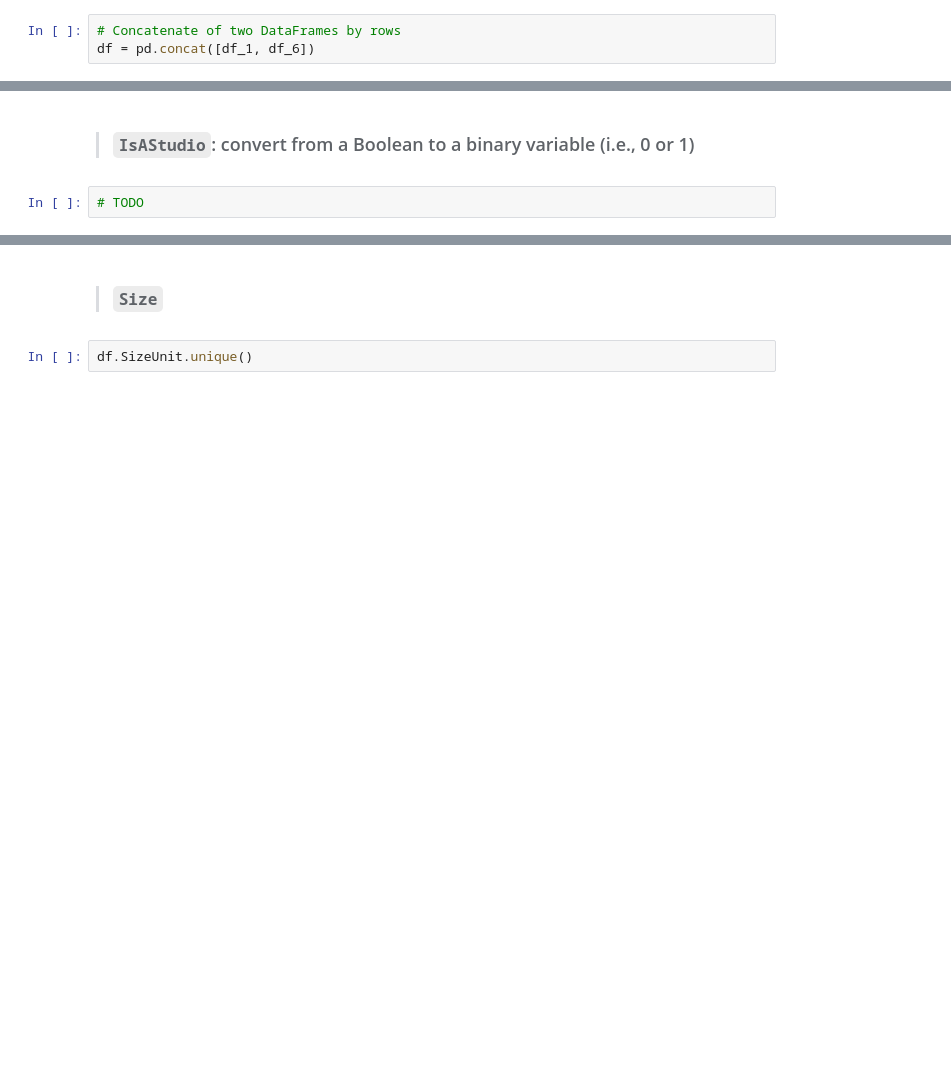
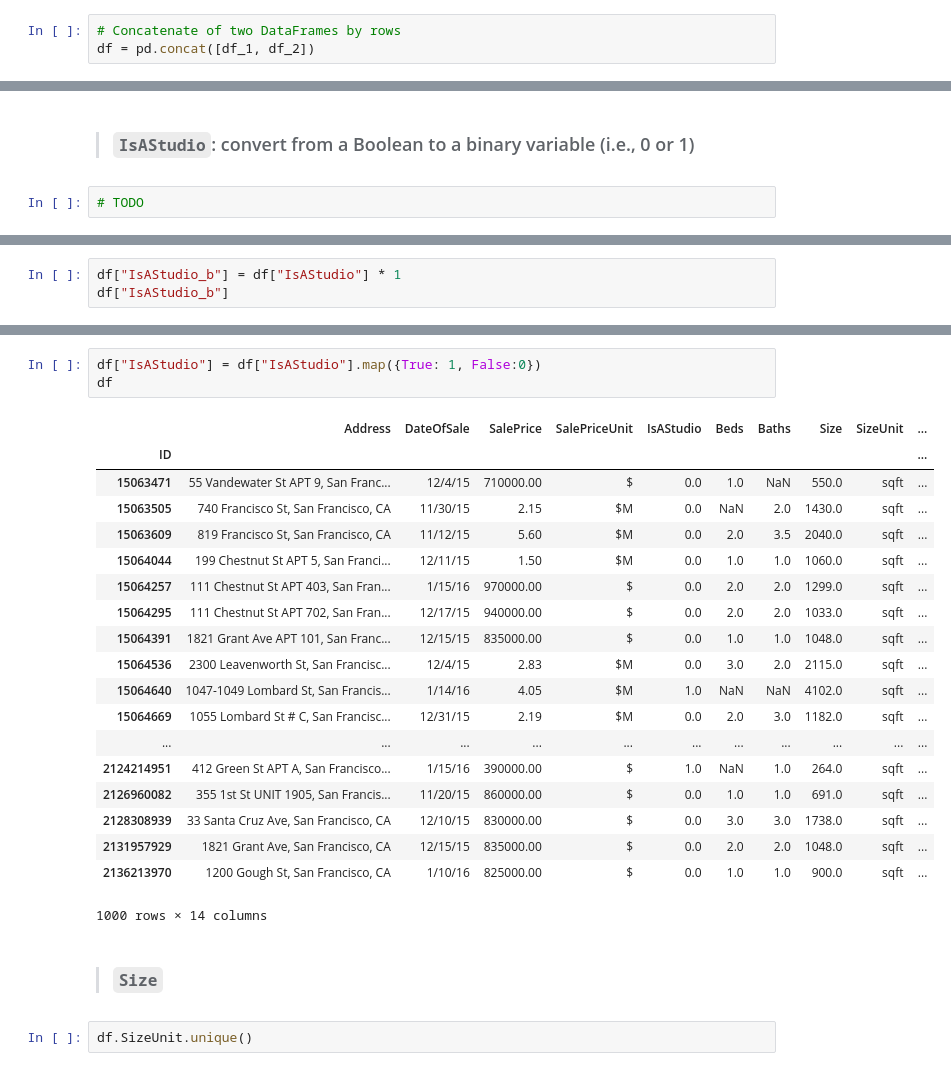
Before and after one commit to fionatalin/DS-SF-42, a Jupyter notebook: classes/02/notebooks/codealong-02-the-pandas-library-starter-code.ipynb, the cells around one changed output, grey strips where cells are left out. Saved outputs shown, nothing was run; the diff lists cells and outputs as text; blank space fills up the shorter version.

```diff
--- a/classes/02/notebooks/codealong-02-the-pandas-library-starter-code.ipynb
+++ b/classes/02/notebooks/codealong-02-the-pandas-library-starter-code.ipynb
@@ -630,6 +815,6 @@ AttributeError: 'DataFrame' object has no attribute 'SalePriceUnit'
 # %%
 # Concatenate of two DataFrames by rows
-df = pd.concat([df_1, df_6])
+df = pd.concat([df_1, df_2])
 # %%
 # Resort the new DataFrame
 df.sort_index(inplace = True)
@@ -659,0 +835,3 @@ Name: IsAStudio, Length: 1000, dtype: object
+# %%
+df["IsAStudio_b"] = df["IsAStudio"] * 1
+df["IsAStudio_b"]
@@ -660,3 +856,26 @@ Name: IsAStudio, Length: 1000, dtype: object
+# %%
+df["IsAStudio"] = df["IsAStudio"].map({True: 1, False:0})
+df
+# %% [output]
+|  | Address | DateOfSale | SalePrice | SalePriceUnit | IsAStudio | Beds | Baths | Size | SizeUnit | ... |
+| ID |  |  |  |  |  |  |  |  |  | ... |
+| 15063471 | 55 Vandewater St APT 9, San Franc... | 12/4/15 | 710000.00 | $ | 0.0 | 1.0 | NaN | 550.0 | sqft | ... |
+| 15063505 | 740 Francisco St, San Francisco, CA | 11/30/15 | 2.15 | $M | 0.0 | NaN | 2.0 | 1430.0 | sqft | ... |
+| 15063609 | 819 Francisco St, San Francisco, CA | 11/12/15 | 5.60 | $M | 0.0 | 2.0 | 3.5 | 2040.0 | sqft | ... |
+| 15064044 | 199 Chestnut St APT 5, San Franci... | 12/11/15 | 1.50 | $M | 0.0 | 1.0 | 1.0 | 1060.0 | sqft | ... |
+| 15064257 | 111 Chestnut St APT 403, San Fran... | 1/15/16 | 970000.00 | $ | 0.0 | 2.0 | 2.0 | 1299.0 | sqft | ... |
+| 15064295 | 111 Chestnut St APT 702, San Fran... | 12/17/15 | 940000.00 | $ | 0.0 | 2.0 | 2.0 | 1033.0 | sqft | ... |
+| 15064391 | 1821 Grant Ave APT 101, San Franc... | 12/15/15 | 835000.00 | $ | 0.0 | 1.0 | 1.0 | 1048.0 | sqft | ... |
+| 15064536 | 2300 Leavenworth St, San Francisc... | 12/4/15 | 2.83 | $M | 0.0 | 3.0 | 2.0 | 2115.0 | sqft | ... |
+| 15064640 | 1047-1049 Lombard St, San Francis... | 1/14/16 | 4.05 | $M | 1.0 | NaN | NaN | 4102.0 | sqft | ... |
+| 15064669 | 1055 Lombard St # C, San Francisc... | 12/31/15 | 2.19 | $M | 0.0 | 2.0 | 3.0 | 1182.0 | sqft | ... |
+| ... | ... | ... | ... | ... | ... | ... | ... | ... | ... | ... |
+| 2124214951 | 412 Green St APT A, San Francisco... | 1/15/16 | 390000.00 | $ | 1.0 | NaN | 1.0 | 264.0 | sqft | ... |
+| 2126960082 | 355 1st St UNIT 1905, San Francis... | 11/20/15 | 860000.00 | $ | 0.0 | 1.0 | 1.0 | 691.0 | sqft | ... |
+| 2128308939 | 33 Santa Cruz Ave, San Francisco, CA | 12/10/15 | 830000.00 | $ | 0.0 | 3.0 | 3.0 | 1738.0 | sqft | ... |
+| 2131957929 | 1821 Grant Ave, San Francisco, CA | 12/15/15 | 835000.00 | $ | 0.0 | 2.0 | 2.0 | 1048.0 | sqft | ... |
+| 2136213970 | 1200 Gough St, San Francisco, CA | 1/10/16 | 825000.00 | $ | 0.0 | 1.0 | 1.0 | 900.0 | sqft | ... |
+1000 rows × 14 columns
 # %% [markdown]
 > ### `Size`
 # %%
```
Also changed, not shown: parts of 48 cells of this notebook, 4 other files.
